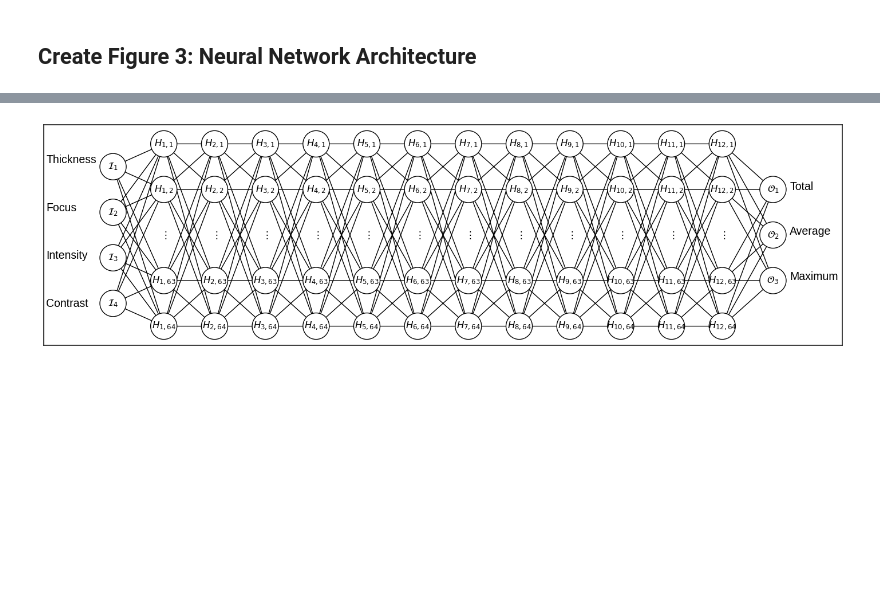
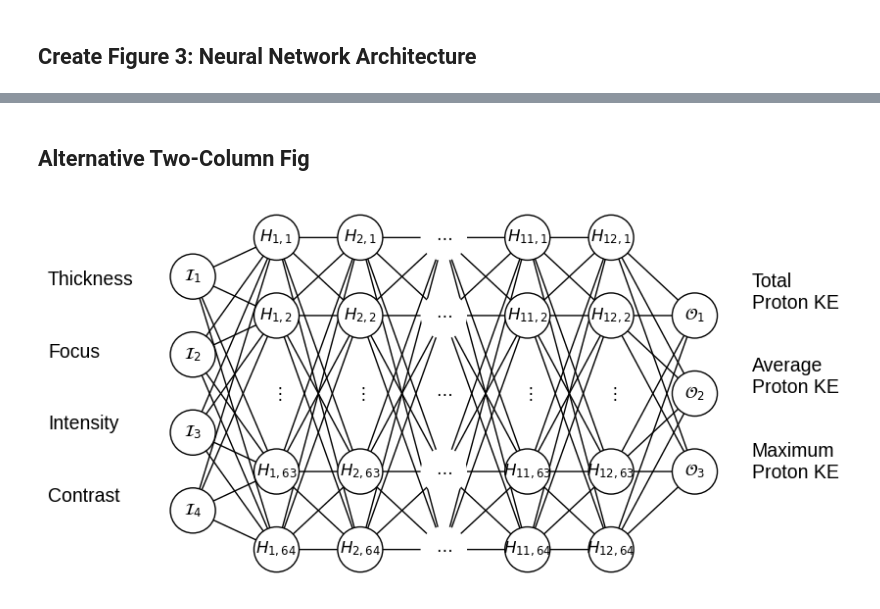
Before and after one commit to ronak-n-desai/fuchs-ml-v3, a Jupyter notebook: datasets/miscellaneous_figures.ipynb, the cells around one changed output, grey strips where cells are left out. Saved outputs shown, nothing was run; the diff lists cells and outputs as text; code cells hidden in the pictures; blank space fills up the shorter version.

```diff
--- a/datasets/miscellaneous_figures.ipynb
+++ b/datasets/miscellaneous_figures.ipynb
@@ -116,24 +213,27 @@ Name: Max Proton Energy, dtype: float64
+# %% [markdown]
+## Alternative Two-Column Fig
 # %%
 import networkx as nx
 import matplotlib.patches as mpatches
 
-plt.figure(figsize=(18, 5))
+plt.figure(figsize=(8, 5))
 # plt.arrow(-0.5, 1.2, 1, 0, head_width=0.05, head_length=0.05, fc='w', ec='k')
 fsize = 14
 
-x1 = -1.17
-x2 = 1.05
-plt.text(x1, 0.24, "Thickness", color='k', fontsize=fsize)
-plt.text(x1, 0.08, "Focus", color='k', fontsize=fsize)
-plt.text(x1, -0.08, "Intensity", color='k', fontsize=fsize)
-plt.text(x1, -0.24, "Contrast", color='k', fontsize=fsize)
+x1 = -1.5
+x2 = 1.22
+plt.text(x1, 0.45, "Thickness", color='k', fontsize=fsize)
+plt.text(x1, 0.15, "Focus", color='k', fontsize=fsize)
+plt.text(x1, -0.15, "Intensity", color='k', fontsize=fsize)
+plt.text(x1, -0.45, "Contrast", color='k', fontsize=fsize)
 
-plt.text(x2, -0.15, "Maximum", color='k', fontsize=fsize)
-plt.text(x2, 0.15, "Total", color='k', fontsize=fsize)
-plt.text(x2, 0, "Average", color='k', fontsize=fsize)
+plt.text(x2, -0.35, "Maximum\nProton KE", color='k', fontsize=fsize)
+plt.text(x2, 0.35, "Total\nProton KE", color='k', fontsize=fsize)
+plt.text(x2, 0, "Average\nProton KE", color='k', fontsize=fsize)
 # Define the number of nodes in each layer
-layers = [4, 5, 5, 5, 5, 5, 5, 5, 5, 5, 5, 5, 5, 3]
-blanked_nodes = np.arange(0, 60, 5) + 6
+layers = [4, 5, 5, 5, 5, 5, 3]
+blanked_nodes = np.arange(6, 6 + 5*(len(layers) - 2), 5)
+empty_nodes = np.append(blanked_nodes, [14, 15, 16, 17, 18])
 
 # Create a new directed graph
 G = nx.DiGraph()
@@ -159,39 +259,65 @@ pos = nx.multipartite_layout(G, subset_key="layer")
 
 # Create a dictionary for node colors and shapes
 node_colors = []
 node_shapes = []
 edge_colors = []
 for node in G.nodes():
     # Get the layer of the node
     layer = G.nodes[node]['layer']
 
     # If the node is in the middle layers and is not the top or bottom node, set its color to red and shape to square
     if 0 < layer < len(layers) - 1:
         edge_colors.append('black')
     else:
         edge_colors.append('black')
 
-for i in blanked_nodes:
+for i in empty_nodes:
     edge_colors[i] = "white"
 
 nx.draw_networkx_nodes(G, pos, node_color='white', edgecolors=edge_colors, node_shape='o', node_size=1100)
 nx.draw_networkx_edges(G, pos, arrowsize=10)
 
 # Create labels for the nodes
 labels = ["$\mathcal{I}_1$", "$\mathcal{I}_2$", "$\mathcal{I}_3$", "$\mathcal{I}_4$"]
-for i in range(len(layers)-2):
-    labels.append(f"$H_{{{i+1},{1}}}$")
-    labels.append(f"$H_{{{i+1},{2}}}$")
-    labels.append(r'$\vdots$')
-    labels.append(f"$H_{{{i+1},{63}}}$")
-    labels.append(f"$H_{{{i+1},{64}}}$")
+
+labels.append(f"$H_{{{1},{1}}}$")
+labels.append(f"$H_{{{1},{2}}}$")
+labels.append(r'$\vdots$')
+labels.append(f"$H_{{{1},{63}}}$")
+labels.append(f"$H_{{{1},{64}}}$")
+
+labels.append(f"$H_{{{2},{1}}}$")
+labels.append(f"$H_{{{2},{2}}}$")
+labels.append(r'$\vdots$')
+labels.append(f"$H_{{{2},{63}}}$")
+labels.append(f"$H_{{{2},{64}}}$")
+
+labels.append(r'$\cdots$')
+labels.append(r'$\cdots$')
+labels.append(r'$\cdots$')
+labels.append(r'$\cdots$')
+labels.append(r'$\cdots$')
+
+labels.append(f"$H_{{{11},{1}}}$")
+labels.append(f"$H_{{{11},{2}}}$")
+labels.append(r'$\vdots$')
+labels.append(f"$H_{{{11},{63}}}$")
+labels.append(f"$H_{{{11},{64}}}$")
+
+labels.append(f"$H_{{{12},{1}}}$")
+labels.append(f"$H_{{{12},{2}}}$")
+labels.append(r'$\vdots$')
+labels.append(f"$H_{{{12},{63}}}$")
+labels.append(f"$H_{{{12},{64}}}$")
+
 labels += ["$\mathcal{O}_1$", "$\mathcal{O}_2$", "$\mathcal{O}_3$"]
 labels = dict(zip(G.nodes(), labels))
 
 # Draw labels
 
 nx.draw_networkx_labels(G, pos, labels=labels)
 #plt.subplots_adjust(left=0.13, right=0.87)
-plt.savefig('plots/nn_architecture.eps', format='eps', bbox_inches='tight')
+plt.axis('off')
+plt.savefig('plots/nn_architecture2.eps', format='eps', bbox_inches='tight')
 # %% [output]
-[figure, old version]
+[figure, new version]
```
Also changed, not shown: parts of 1 cell of this notebook, 8 other files.
